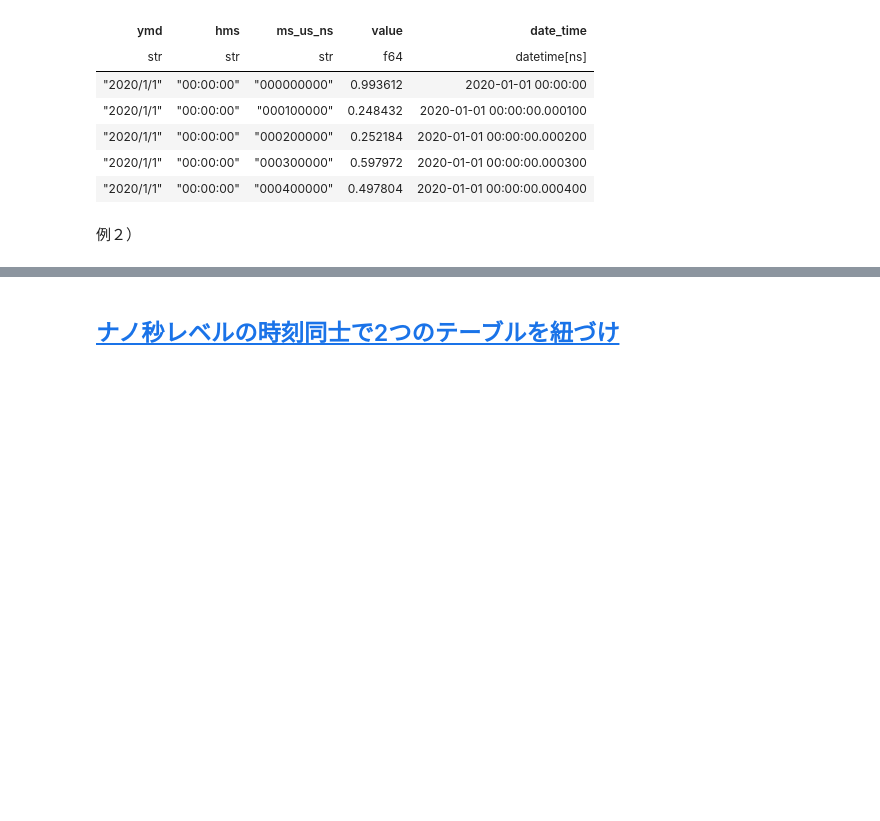
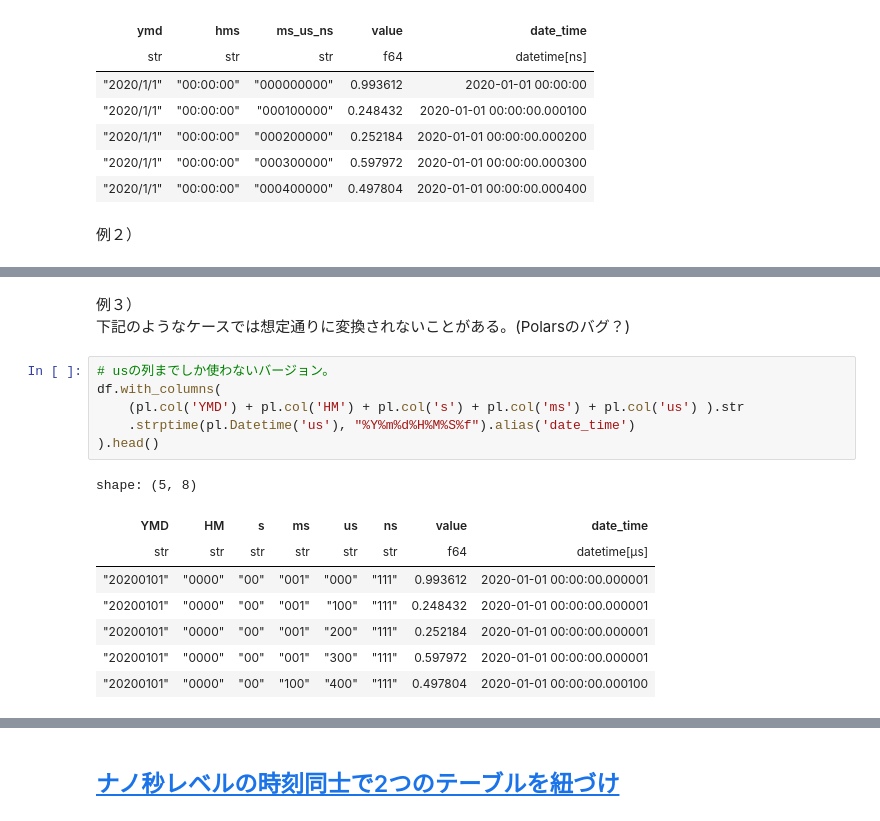
Before and after one commit to Mr-Garlic-Shrimp/TIL, a Jupyter notebook: Python/advanced/Processing_Various_Data/Processing_Time_Series_data/Handling_time_series_data_with_Polars.ipynb, the cells around one changed output, grey strips where cells are left out. Saved outputs shown, nothing was run; the diff lists cells and outputs as text; blank space fills up the shorter version.

```diff
--- a/Python/advanced/Processing_Various_Data/Processing_Time_Series_data/Handling_time_series_data_with_Polars.ipynb
+++ b/Python/advanced/Processing_Various_Data/Processing_Time_Series_data/Handling_time_series_data_with_Polars.ipynb
@@ -249,0 +252,18 @@ shape: (5, 8)
+# %% [markdown]
+例３）
+下記のようなケースでは想定通りに変換されないことがある。(Polarsのバグ？)
+# %%
+# usの列までしか使わないバージョン。
+df.with_columns(
+    (pl.col('YMD') + pl.col('HM') + pl.col('s') + pl.col('ms') + pl.col('us') ).str
+    .strptime(pl.Datetime('us'), "%Y%m%d%H%M%S%f").alias('date_time')
+).head()
+# %% [output]
+shape: (5, 8)
+| YMD | HM | s | ms | us | ns | value | date_time |
+| str | str | str | str | str | str | f64 | datetime[μs] |
+| "20200101" | "0000" | "00" | "001" | "000" | "111" | 0.993612 | 2020-01-01 00:00:00.000001 |
+| "20200101" | "0000" | "00" | "001" | "100" | "111" | 0.248432 | 2020-01-01 00:00:00.000001 |
+| "20200101" | "0000" | "00" | "001" | "200" | "111" | 0.252184 | 2020-01-01 00:00:00.000001 |
+| "20200101" | "0000" | "00" | "001" | "300" | "111" | 0.597972 | 2020-01-01 00:00:00.000001 |
+| "20200101" | "0000" | "00" | "100" | "400" | "111" | 0.497804 | 2020-01-01 00:00:00.000100 |
```
Also changed, not shown: parts of 12 cells of this notebook, 2 other files.
